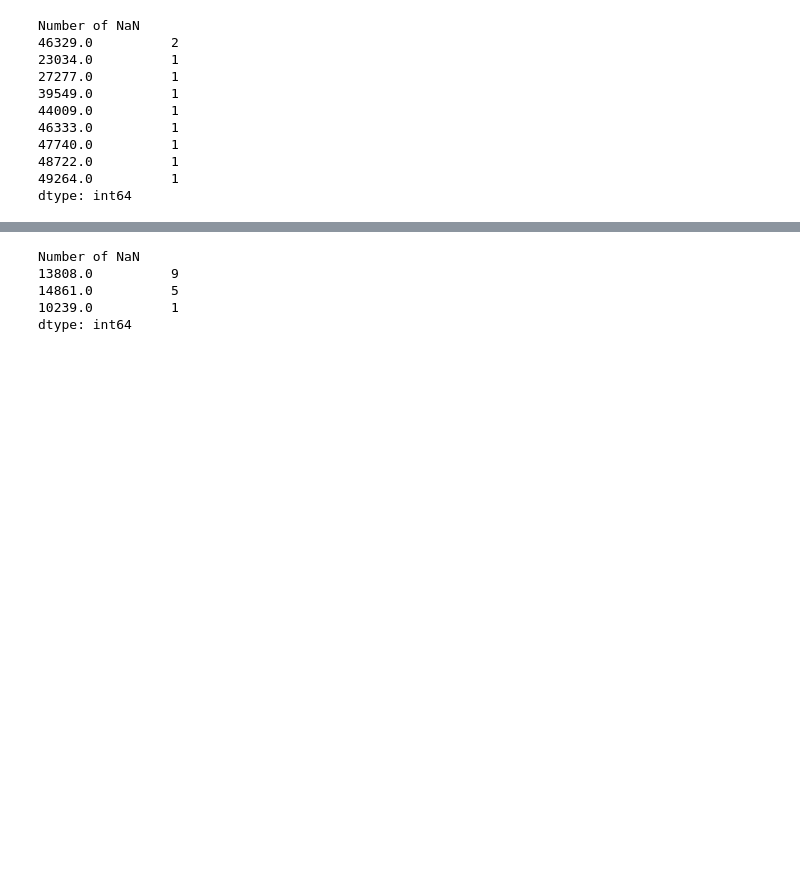
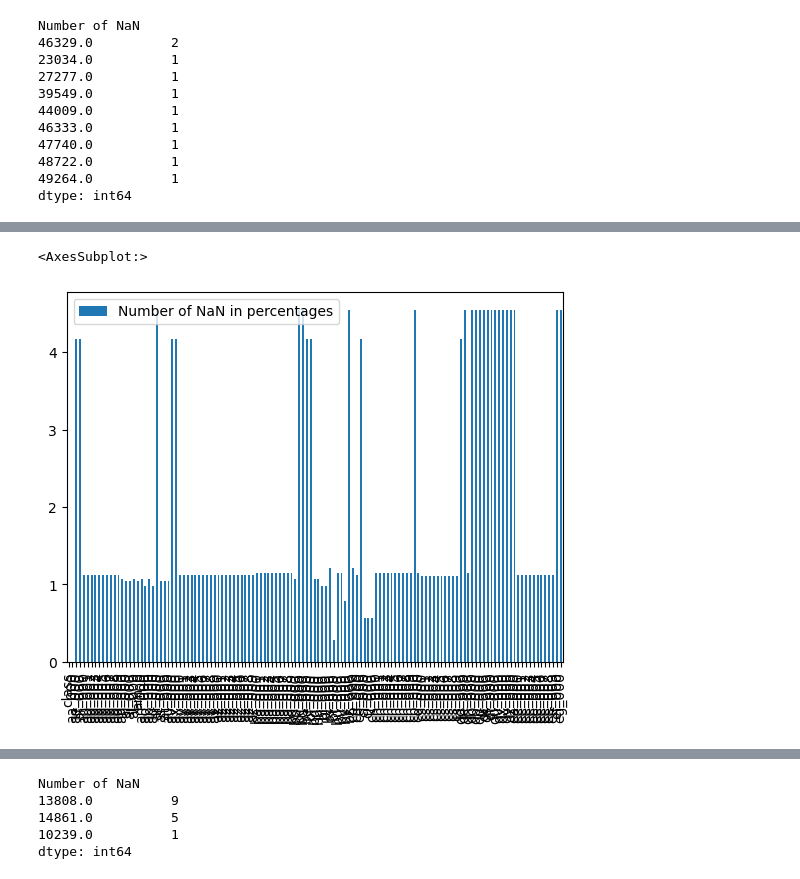
Before and after one commit to VPLEV23/DA_2023_Project, a Jupyter notebook: Project.ipynb, the cells around one changed output, grey strips where cells are left out. Saved outputs shown, nothing was run; the diff lists cells and outputs as text; code cells hidden in the pictures; blank space fills up the shorter version.

```diff
--- a/Project.ipynb
+++ b/Project.ipynb
@@ -189,0 +250,5 @@ dtype: int64
+# %%
+represent_numberNan_percentage[represent_numberNan_percentage<=5].dropna().plot.bar()
+# %% [output]
+<AxesSubplot:>
+[figure, added]
```
Also changed, not shown: parts of 23 cells of this notebook.
